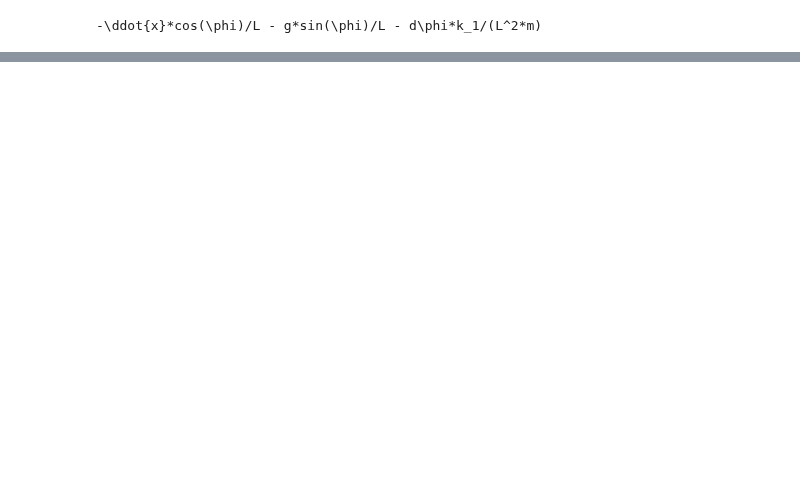
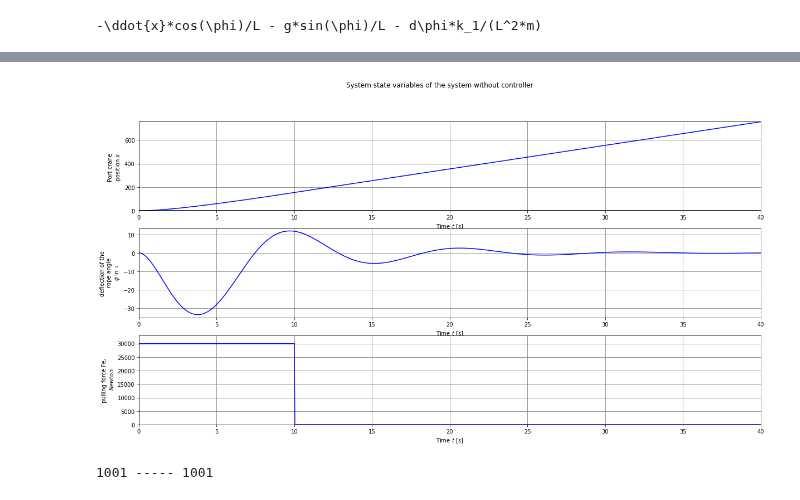
Before and after one commit to dvogureckiy99/Fuzzy, a Jupyter notebook: lab3.ipynb, the cells around one changed output, grey strips where cells are left out. Saved outputs shown, nothing was run; the diff lists cells and outputs as text; code cells hidden in the pictures; blank space fills up the shorter version.

Commit message:
в response вход представляется в виде одного значения

```diff
--- a/lab3.ipynb
+++ b/lab3.ipynb
@@ -202,7 +219,7 @@ def system_dynamic_plot(sys, t, y, u, t_start_input=0, x_ref=0, linetype='b-',
 
   #convert phi from rad to deg
   from math import pi
-  y[phi_ind]*=180/pi
+  y[phi_ind]=y[phi_ind]*180/pi
 
   # Make sure the upper and lower bounds on x are OK
   while max(y[x_ind]) > x_max: x_max += 1
@@ -270,3 +338,21 @@ def system_dynamic_plot(sys, t, y, u, t_start_input=0, x_ref=0, linetype='b-',
+# %%
+
+
+# Define the time and input vectors
+time_start_force=0
+T_N=int(1e3+1) #points for simulation
+time_interval_stop = 40 # length of time interval in sec
+time_application_of_force = 10
+T = np.linspace(0, time_interval_stop, (T_N))
+dt= time_interval_stop/(T_N-1) # time step
+N_time_start_force = math.ceil((time_start_force/time_interval_stop)*(T_N))
+#Fe_en=np.concatenate( ( np.zeros(N_time_start_force), np.ones(T_N-N_time_start_force) ) )
+#Fe = np.array([0])
+
+N_time_application_of_force = math.ceil((time_application_of_force/time_interval_stop)*(T_N))
+Fe = 3e4*np.concatenate(( np.zeros(N_time_start_force),
+            np.ones(N_time_application_of_force),
+            np.zeros(len(T)-N_time_start_force-N_time_application_of_force) ))
 # %%
 #Input/ouput model for the object
 sys_object = ct.NonlinearIOSystem(port_crane_updfcn, port_crane_outfcn,
@@ -313,0 +608,57 @@ pi_line = mlines.Line2D([], [], color='blue', linestyle='-', label='without cont
+# %%
+# Define the generator for simulating an system with Fuzzy-controller
+
+
+sys_state=[0,0,0,0]
+sys_state = input_output_response(sys_object, T, [Fe],sys_state,params={})
+'''
+sys_state = np.array([[0],[0],[0],[0]]) # array for state variables of the object size=(4,TN+1) =[x,dx,phi,dphi]^T where dx ... ddphi are vectors
+temporary_state = np.array([[0],[0],[0],[0]])
+
+i=0
+for i in range(len(T)-1):
+    #sys_sim.input['E'] = x_zad-sys_state[0,i]
+    #sys_sim.input['Phi_lv'] = sys_state[2,i]
+    #sys_sim.compute()
+
+    #Fe=np.append( Fe ,   sys_sim.output['Fe_lv']  )
+    #Fe=np.append( Fe , [1e3] )
+    #if i==0:
+    #temporary_state = np.array(  [ (sys_object.output(T[i], sys_object.dynamics(T[i], sys_state[0:4,i], [Fe[i]]) , [Fe[i]])) ]  ).T
+    #else:
+
+    def ufun(t):
+      # Find the value of the index using linear interpolation
+      idx = np.searchsorted(T, t, side='left')
+      if idx == 0:
+          # For consistency in return type, multiple by a float
+          return U[..., 0] * 1.
+      else:
+          dtk = (t - T[idx-1]) / (T[idx] - T[idx-1])
+          return U[..., idx-1] * (1. - dtk) + U[..., idx] * dtke
+
+    if i==0:
+      temporary_state = np.array(  [ dt*(sys_object.dynamics(T[i], sys_state[0:4,i], [Fe[i]])) ]  ).T
+    else:
+      temporary_state = np.array(  [ dt*(sys_object.dynamics(T[i], sys_state[0:4,i], [Fe[i]])) ]  + sys_state[0:4,i-1] ).T
+
+    #temporary_state = np.array(  [ (sys_object._rhs(T[i], sys_state[0:4,i], [Fe[i]])) ]  ).T
+    sys_state=np.append( sys_state,   temporary_state  , axis=1)
+    '''
+
+#create graphics
+figsize=(20,10)
+plt.figure(figsize=figsize)
+subplots = system_dynamic_plot(sys_object, T, sys_state, u=Fe,
+         t_start_input=time_start_force, linetype='-b',fig_size=figsize)
+
+# Add title and legend
+plt.suptitle('System state variables of the system without controller')
+import matplotlib.lines as mlines
+pi_line = mlines.Line2D([], [], color='blue', linestyle='-', label='without controller')
+# %% [output]
+[figure, added]
+# %%
+print((Fe.size),"-----",(T.size))
+# %% [output]
+1001 ----- 1001
```
Also changed, not shown: parts of 22 cells of this notebook.
